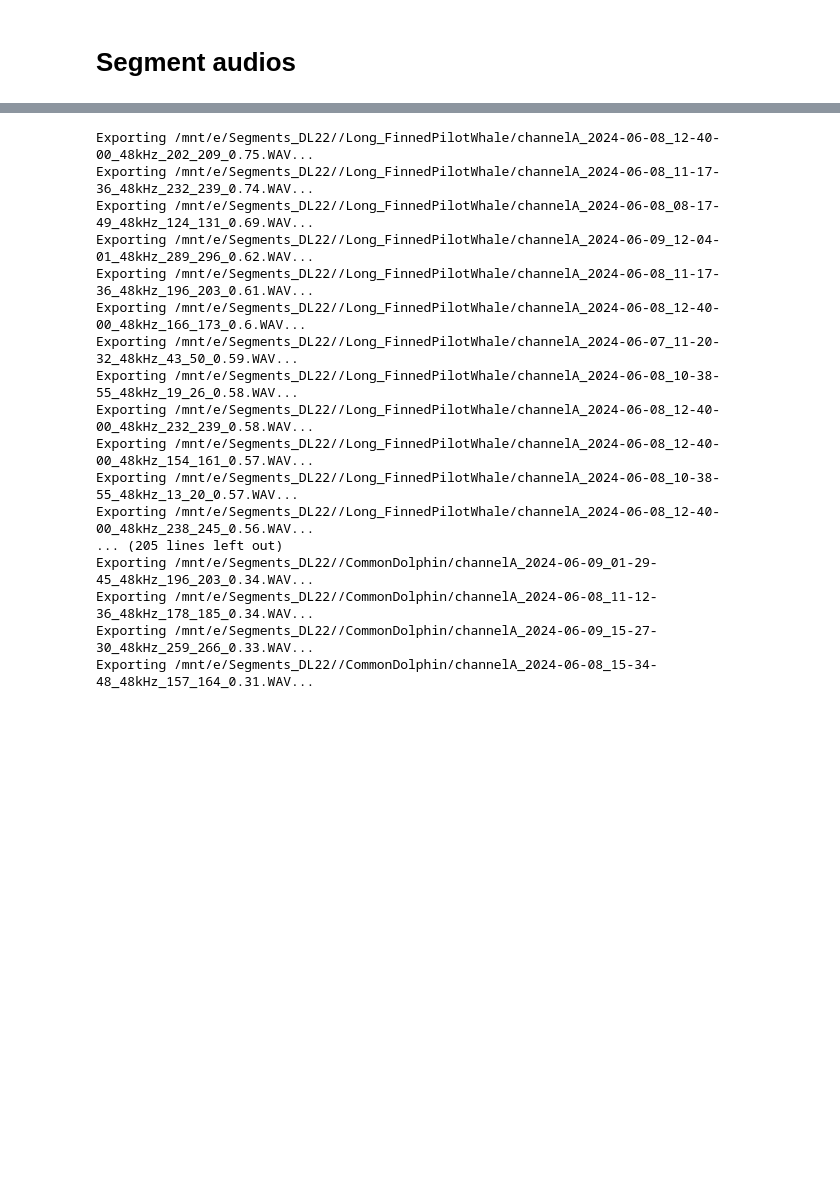
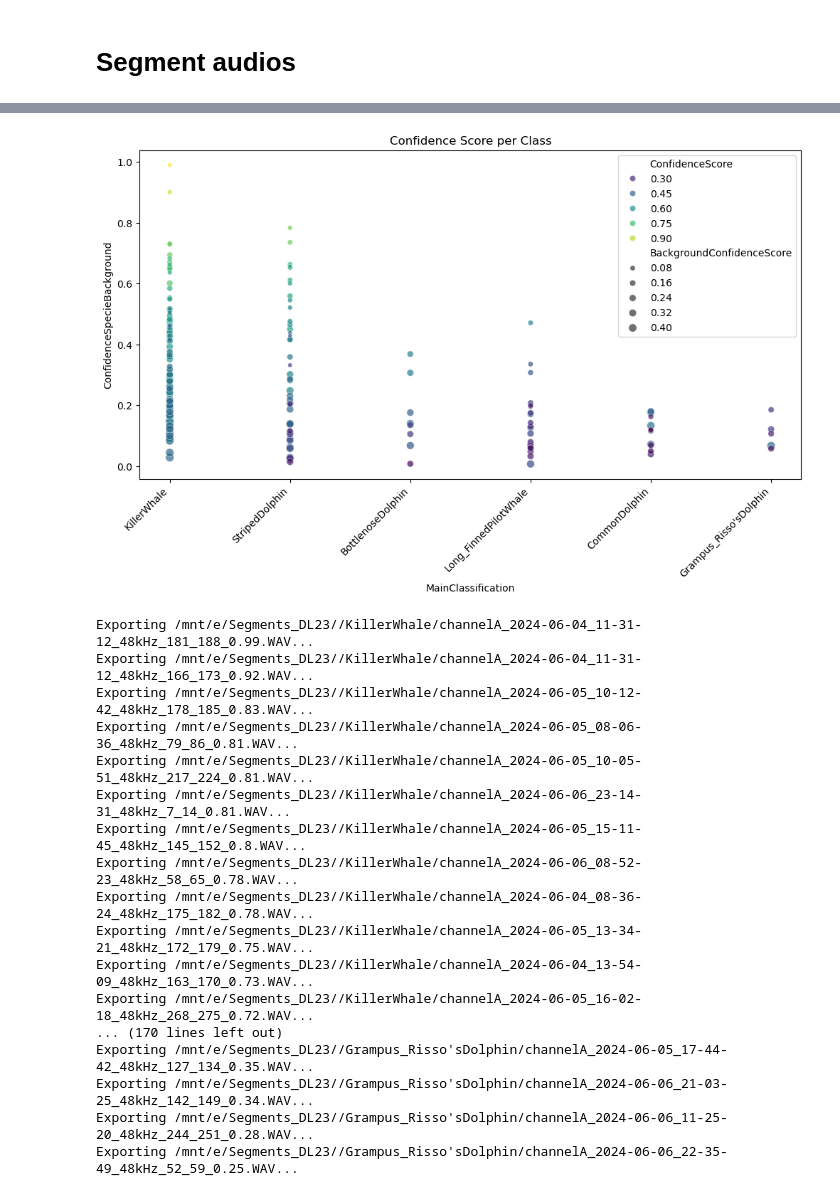
Before and after one commit to SEANIMALMOVE/CetaceanWhistleDetection, a Jupyter notebook: Scripts/b02_SegmentAudios_Specie.ipynb, the cells around one changed output, grey strips where cells are left out. Drawn from its saved outputs; the diff is of its cells as text; code cells hidden in the pictures; blank space fills up the shorter version.

```diff
--- a/Scripts/b02_SegmentAudios_Specie.ipynb
+++ b/Scripts/b02_SegmentAudios_Specie.ipynb
@@ -120,3 +210,15 @@ Name: count, dtype: int64
+# %%
+df["BackgroundConfidenceScore"] = df["ConfidenceVector"].apply(lambda x: eval(x)[0])
+# %%
+df["ConfidenceSpecieBackground"] = df["ConfidenceScore"] - df["BackgroundConfidenceScore"]
+# %%
+plt.figure(figsize=(12, 6))
+sns.scatterplot(data=df, x='MainClassification', y='ConfidenceSpecieBackground', hue='ConfidenceScore', size='BackgroundConfidenceScore', palette='viridis', alpha=0.7)
+plt.title('Confidence Score per Class')
+plt.xticks(rotation=45, ha='right')
+plt.show()
+# %% [output]
+[figure, added]
 # %%
 def cut_audio(prediction, output_folder, audios_folder="../Audios/"):
     file = prediction["Path"]
@@ -164,7 +266,7 @@ def cut_audio(prediction, output_folder, audios_folder="../Audios/"):
         print(f"File {output_file} already exists")
 
 
-AudioFolder = "/mnt/e/Segments_DL22/"
+AudioFolder = "/mnt/e/Segments_DL23/"
 
 for specie in species:
     # Load the subset
@@ -179,20 +281,20 @@ for specie in species:
     for index, row in subset.iterrows():
         cut_audio(row, output_folder, audios_folder = f"/mnt/e/")
 # %% [output]
-Exporting /mnt/e/Segments_DL22//Long_FinnedPilotWhale/channelA_2024-06-08_12-40-00_48kHz_202_209_0.75.WAV...
-Exporting /mnt/e/Segments_DL22//Long_FinnedPilotWhale/channelA_2024-06-08_11-17-36_48kHz_232_239_0.74.WAV...
-Exporting /mnt/e/Segments_DL22//Long_FinnedPilotWhale/channelA_2024-06-08_08-17-49_48kHz_124_131_0.69.WAV...
-Exporting /mnt/e/Segments_DL22//Long_FinnedPilotWhale/channelA_2024-06-09_12-04-01_48kHz_289_296_0.62.WAV...
-Exporting /mnt/e/Segments_DL22//Long_FinnedPilotWhale/channelA_2024-06-08_11-17-36_48kHz_196_203_0.61.WAV...
-Exporting /mnt/e/Segments_DL22//Long_FinnedPilotWhale/channelA_2024-06-08_12-40-00_48kHz_166_173_0.6.WAV...
-Exporting /mnt/e/Segments_DL22//Long_FinnedPilotWhale/channelA_2024-06-07_11-20-32_48kHz_43_50_0.59.WAV...
-Exporting /mnt/e/Segments_DL22//Long_FinnedPilotWhale/channelA_2024-06-08_10-38-55_48kHz_19_26_0.58.WAV...
-Exporting /mnt/e/Segments_DL22//Long_FinnedPilotWhale/channelA_2024-06-08_12-40-00_48kHz_232_239_0.58.WAV...
-Exporting /mnt/e/Segments_DL22//Long_FinnedPilotWhale/channelA_2024-06-08_12-40-00_48kHz_154_161_0.57.WAV...
-Exporting /mnt/e/Segments_DL22//Long_FinnedPilotWhale/channelA_2024-06-08_10-38-55_48kHz_13_20_0.57.WAV...
-Exporting /mnt/e/Segments_DL22//Long_FinnedPilotWhale/channelA_2024-06-08_12-40-00_48kHz_238_245_0.56.WAV...
-... (205 lines left out)
-Exporting /mnt/e/Segments_DL22//CommonDolphin/channelA_2024-06-09_01-29-45_48kHz_196_203_0.34.WAV...
-Exporting /mnt/e/Segments_DL22//CommonDolphin/channelA_2024-06-08_11-12-36_48kHz_178_185_0.34.WAV...
-Exporting /mnt/e/Segments_DL22//CommonDolphin/channelA_2024-06-09_15-27-30_48kHz_259_266_0.33.WAV...
-Exporting /mnt/e/Segments_DL22//CommonDolphin/channelA_2024-06-08_15-34-48_48kHz_157_164_0.31.WAV...
+Exporting /mnt/e/Segments_DL23//KillerWhale/channelA_2024-06-04_11-31-12_48kHz_181_188_0.99.WAV...
+Exporting /mnt/e/Segments_DL23//KillerWhale/channelA_2024-06-04_11-31-12_48kHz_166_173_0.92.WAV...
+Exporting /mnt/e/Segments_DL23//KillerWhale/channelA_2024-06-05_10-12-42_48kHz_178_185_0.83.WAV...
+Exporting /mnt/e/Segments_DL23//KillerWhale/channelA_2024-06-05_08-06-36_48kHz_79_86_0.81.WAV...
+Exporting /mnt/e/Segments_DL23//KillerWhale/channelA_2024-06-05_10-05-51_48kHz_217_224_0.81.WAV...
+Exporting /mnt/e/Segments_DL23//KillerWhale/channelA_2024-06-06_23-14-31_48kHz_7_14_0.81.WAV...
+Exporting /mnt/e/Segments_DL23//KillerWhale/channelA_2024-06-05_15-11-45_48kHz_145_152_0.8.WAV...
+Exporting /mnt/e/Segments_DL23//KillerWhale/channelA_2024-06-06_08-52-23_48kHz_58_65_0.78.WAV...
+Exporting /mnt/e/Segments_DL23//KillerWhale/channelA_2024-06-04_08-36-24_48kHz_175_182_0.78.WAV...
+Exporting /mnt/e/Segments_DL23//KillerWhale/channelA_2024-06-05_13-34-21_48kHz_172_179_0.75.WAV...
+Exporting /mnt/e/Segments_DL23//KillerWhale/channelA_2024-06-04_13-54-09_48kHz_163_170_0.73.WAV...
+Exporting /mnt/e/Segments_DL23//KillerWhale/channelA_2024-06-05_16-02-18_48kHz_268_275_0.72.WAV...
+... (170 lines left out)
+Exporting /mnt/e/Segments_DL23//Grampus_Risso'sDolphin/channelA_2024-06-05_17-44-42_48kHz_127_134_0.35.WAV...
+Exporting /mnt/e/Segments_DL23//Grampus_Risso'sDolphin/channelA_2024-06-06_21-03-25_48kHz_142_149_0.34.WAV...
+Exporting /mnt/e/Segments_DL23//Grampus_Risso'sDolphin/channelA_2024-06-06_11-25-20_48kHz_244_251_0.28.WAV...
+Exporting /mnt/e/Segments_DL23//Grampus_Risso'sDolphin/channelA_2024-06-06_22-35-49_48kHz_52_59_0.25.WAV...
```
Also changed, not shown: parts of 8 cells of this notebook, 4 other files.
